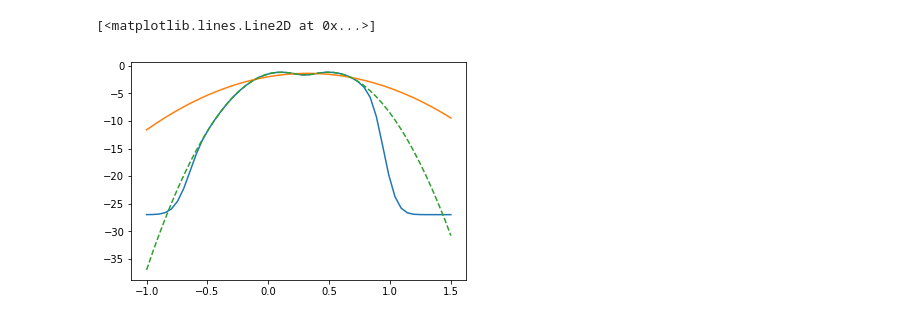
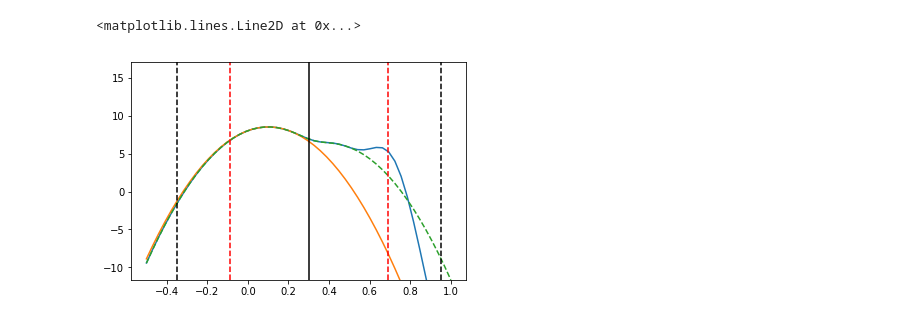
Before and after one commit to tmcclintock/ReconstructionSampling, a Jupyter notebook: notebooks/dev_work.ipynb, the cells around one changed output. Cells and saved outputs as stored; diff of their text form; code cells hidden in the pictures.

```diff
--- a/notebooks/dev_work.ipynb
+++ b/notebooks/dev_work.ipynb
@@ -11,13 +12,16 @@ import corner
 # %%
 # a posterior
-_variances = np.array([0.13, 2.])**2
+_variances = np.array([0.1, 2.])**2
 _corr = 0.3
 _Sigma = np.diag(_variances)
-_w = 0.5
+_Sigma[0,1] = _Sigma[1,0] = _corr*np.sqrt(np.prod(_Sigma.diag()))
+_w = 0.9
+_F1 = ss.multivariate_normal(mean=np.array([0.1, 4]), cov=_Sigma)
+_F2 = ss.multivariate_normal(mean=np.array([0.4, 4]), cov=_Sigma)
+print(_Sigma)
 
 def lnpost(x):
-    return np.log(_w*ss.multivariate_normal.pdf(x, mean=np.array([0.1, 4]), cov=_Sigma) + \
-        (1-_w)*ss.multivariate_normal.pdf(x, mean=np.array([0.5, 4]), cov=_Sigma))
+    return np.log(_w*_F1.pdf(x) + (1-_w)*_F2.pdf(x)) + 10 #plus a DC offset for testing
 
 def neg_lnpost(x):
     return -lnpost(x)
@@ -24,5 +31,6 @@ def neg_lnpost(x):
 # %%
-sampler = ARTsampler.ARTsampler(lnpost, lnprob_args=(), x0=[0,0], temperature=4,
+sampler = ARTsampler.ARTsampler(lnpost, lnprob_args=(), x0=[0,0],
+                                temperature=20, multiplicity = 30,
                                 quiet=False, verbose=True)
 # %% [output]
 Running the minimizer
@@ -58,13 +66,19 @@ plt.scatter(sampler.g[:,0], sampler.g[:,1], c="blue", s=1)
 # %%
-xs = np.linspace(-1, 1.5)
+xs = np.linspace(-.5, 1)
 xs = np.vstack((xs,xs)).T
-xs[:,1] = 4
-lnG = np.array([sampler.G.logpdf(xi) for xi in xs])
-lnp = np.array([sampler.logpdf(xi) for xi in xs]) - lnG
+xs[:,1] = 7
+lnG = sampler.Gaussian_component_logpdf(xs)
+lnp = sampler.logpdf(xs)
 TRUTH = np.array([lnpost(xi) for xi in xs])
 plt.plot(xs[:,0], lnp)
 plt.plot(xs[:,0], lnG)
 plt.plot(xs[:,0], TRUTH, "--")
+plt.ylim(min(TRUTH), max(TRUTH)*2)
+plt.axvline(0.3, c='k')
+plt.axvline(0.3 + 5*0.13, c="k", ls="--")
+plt.axvline(0.3 - 5*0.13, c="k", ls="--")
+plt.axvline(0.3 + 3*0.13, c="r", ls="--")
+plt.axvline(0.3 - 3*0.13, c="r", ls="--")
 # %% [output]
-[<matplotlib.lines.Line2D at 0x...>]
+<matplotlib.lines.Line2D at 0x...>
-[figure, old version]
+[figure, new version]
```
Also changed, not shown: parts of 8 cells of this notebook, 1 other file.
